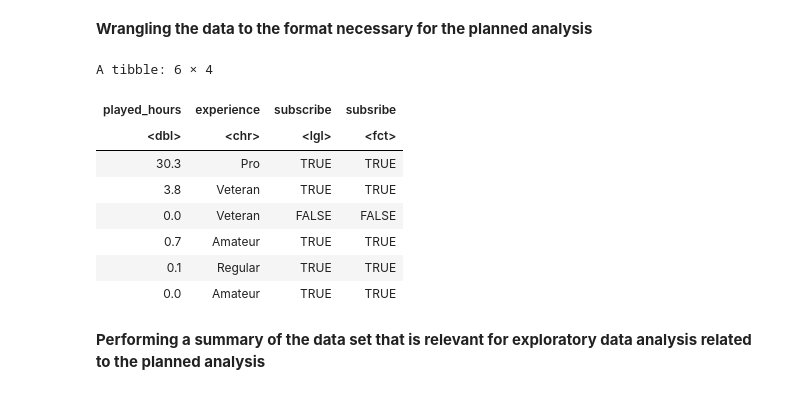
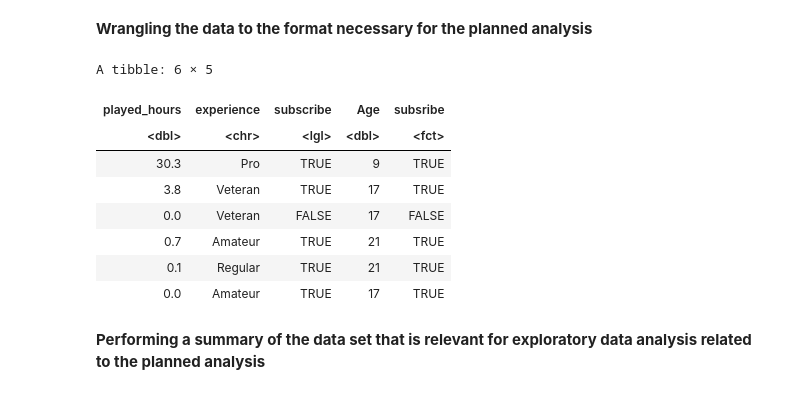
Before and after one commit to awu0521/Dsci-11, a Jupyter notebook: Final Project Report.ipynb, the cells around one changed output. Drawn from its saved outputs; the diff is of its cells as text; code cells hidden in the pictures.

```diff
--- a/Final Project Report.ipynb
+++ b/Final Project Report.ipynb
@@ -70,20 +60,20 @@ lgl (1): subscribe
 **Wrangling the data to the format necessary for the planned analysis**
 # %%
 players <- players |>
-        select(played_hours, experience, subscribe) |>
+        select(played_hours, experience, subscribe, Age) |>
         mutate(subsribe = as_factor(subscribe))
 
 head(players)
 # %% [output]
-A tibble: 6 × 4
+A tibble: 6 × 5
-| played_hours | experience | subscribe | subsribe |
-| <dbl> | <chr> | <lgl> | <fct> |
-| 30.3 | Pro | TRUE | TRUE |
-| 3.8 | Veteran | TRUE | TRUE |
-| 0.0 | Veteran | FALSE | FALSE |
-| 0.7 | Amateur | TRUE | TRUE |
-| 0.1 | Regular | TRUE | TRUE |
-| 0.0 | Amateur | TRUE | TRUE |
+| played_hours | experience | subscribe | Age | subsribe |
+| <dbl> | <chr> | <lgl> | <dbl> | <fct> |
+| 30.3 | Pro | TRUE | 9 | TRUE |
+| 3.8 | Veteran | TRUE | 17 | TRUE |
+| 0.0 | Veteran | FALSE | 17 | FALSE |
+| 0.7 | Amateur | TRUE | 21 | TRUE |
+| 0.1 | Regular | TRUE | 21 | TRUE |
+| 0.0 | Amateur | TRUE | 17 | TRUE |
 # %% [markdown]
 **Performing a summary of the data set that is relevant for exploratory data analysis related to the planned analysis**
 # %%
```
Also changed, not shown: parts of 15 cells of this notebook.
